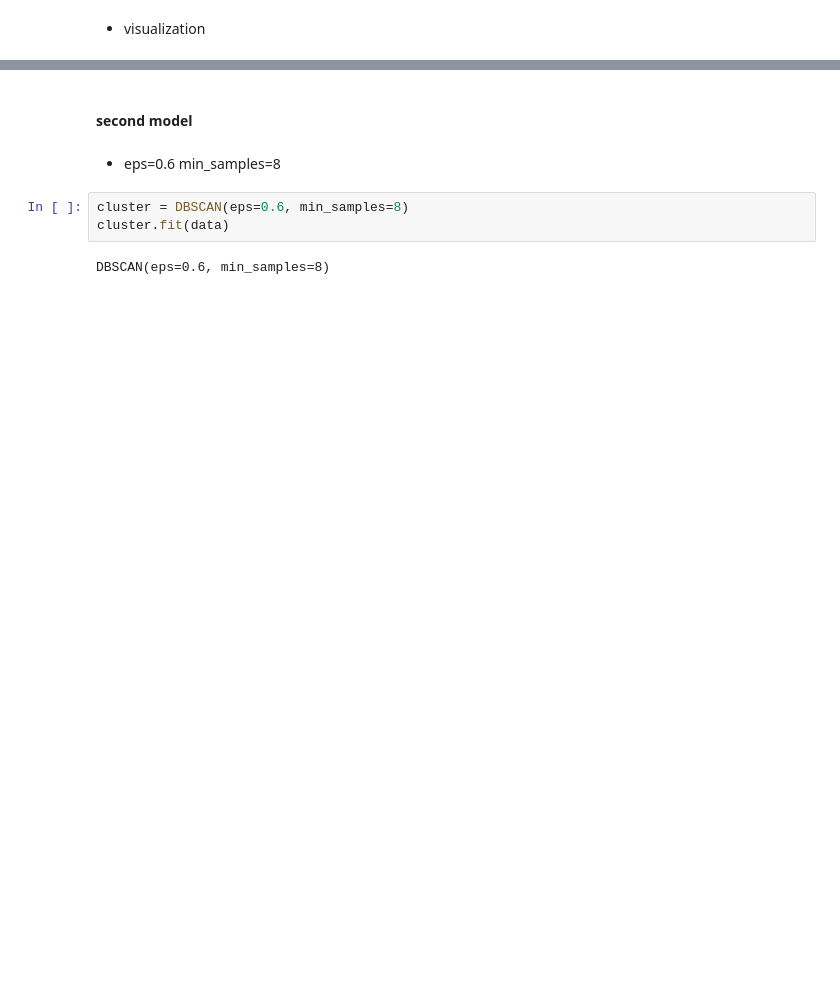
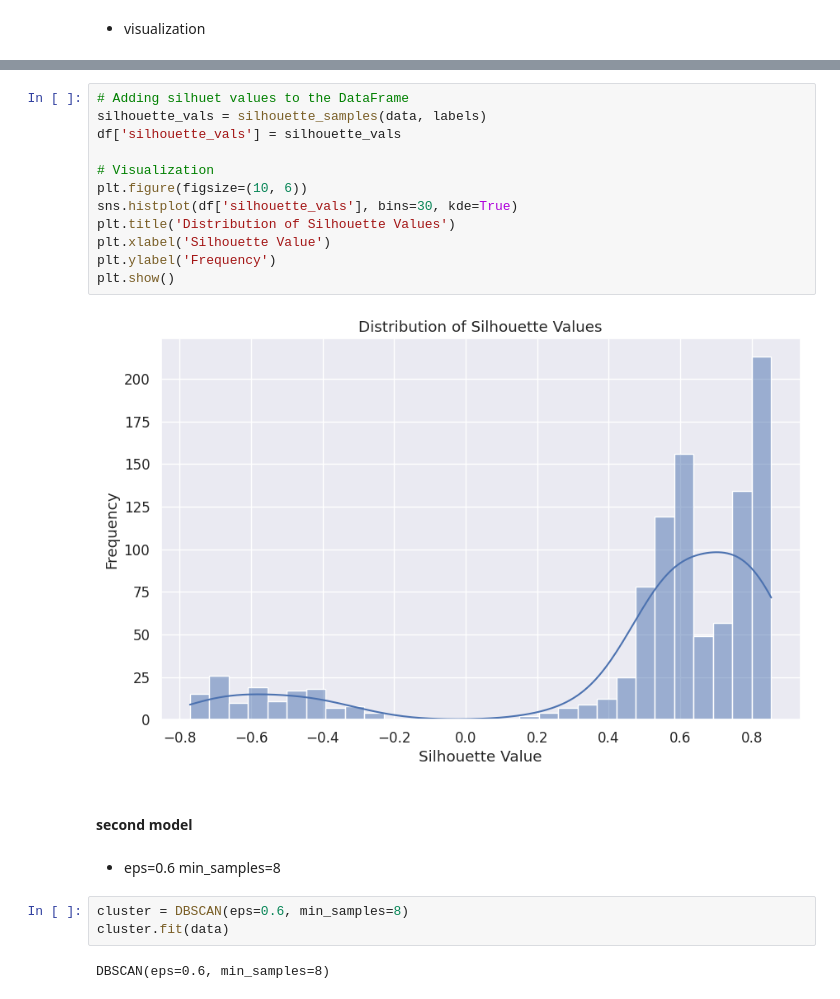
Before and after one commit to davidofitaly/05_clustering_projects, a Jupyter notebook: 03_dbscan_project.ipynb, the cells around one changed output, grey strips where cells are left out. Drawn from its saved outputs; the diff is of its cells as text; blank space fills up the shorter version.

```diff
--- a/03_dbscan_project.ipynb
+++ b/03_dbscan_project.ipynb
@@ -92,3 +103,17 @@ px.scatter(df, 'x1', 'x2', 'cluster', width=1000, height=500, title= f'DBSCAN(ep
+# %%
+# Adding silhuet values to the DataFrame
+silhouette_vals = silhouette_samples(data, labels)
+df['silhouette_vals'] = silhouette_vals
+
+# Visualization
+plt.figure(figsize=(10, 6))
+sns.histplot(df['silhouette_vals'], bins=30, kde=True)
+plt.title('Distribution of Silhouette Values')
+plt.xlabel('Silhouette Value')
+plt.ylabel('Frequency')
+plt.show()
+# %% [output]
+[figure, added]
 # %% [markdown]
 #### second model
 # %% [markdown]
```
Also changed, not shown: parts of 20 cells of this notebook.
